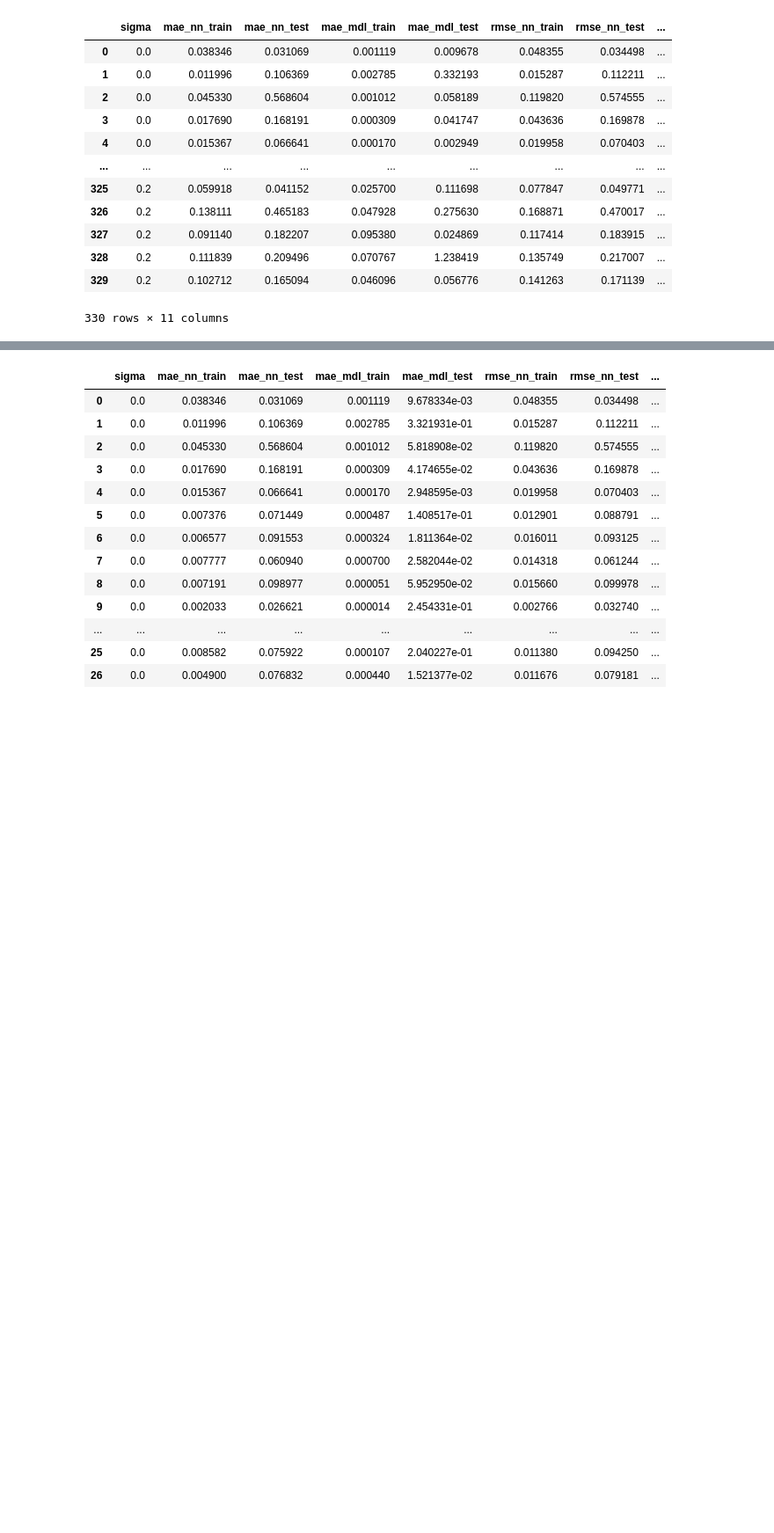
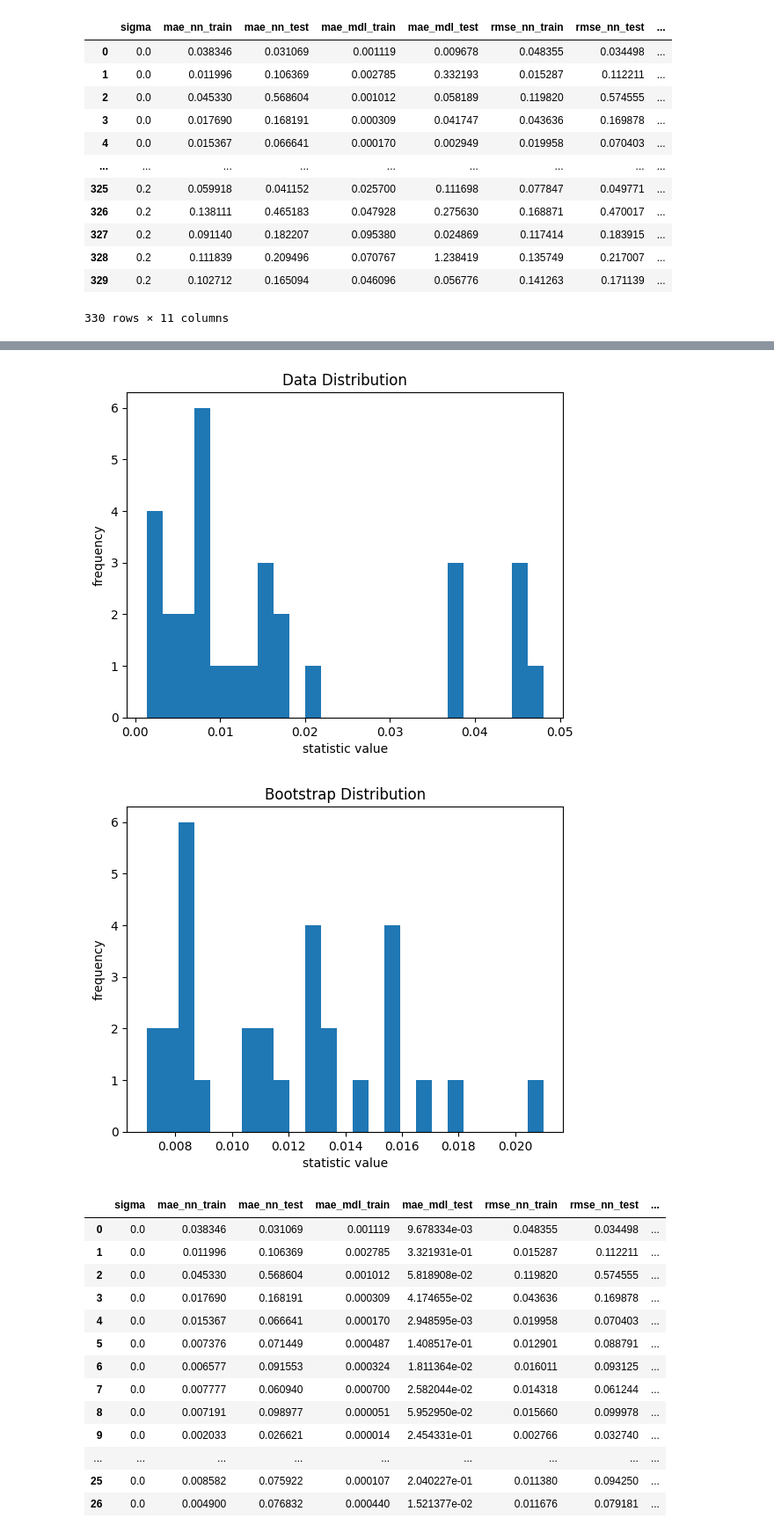
Before and after one commit to SergioCoboLopez/ANN_BMS, a Jupyter notebook: bin/medians_BMS_ANNs.ipynb, the cells around one changed output, grey strips where cells are left out. Shown: that part at 88% size. Cells and saved outputs as stored; diff of their text form; code cells hidden in the pictures; blank space fills up the shorter version.

```diff
--- a/bin/medians_BMS_ANNs.ipynb
+++ b/bin/medians_BMS_ANNs.ipynb
@@ -185 +248,20 @@ sigma
+# %%
+
+fig, ax = plt.subplots()
+ax.hist(mnntr, bins=25)
+ax.set_title('Data Distribution')
+ax.set_xlabel('statistic value')
+ax.set_ylabel('frequency')
+plt.show()
+
+
+fig, ax = plt.subplots()
+ax.hist(bs_1.bootstrap_distribution, bins=25)
+ax.set_title('Bootstrap Distribution')
+ax.set_xlabel('statistic value')
+ax.set_ylabel('frequency')
+plt.show()
+# %% [output]
+[figure, added]
+[figure, added]
 # %%
```
Also changed, not shown: parts of 2 cells of this notebook, 14 other files.
